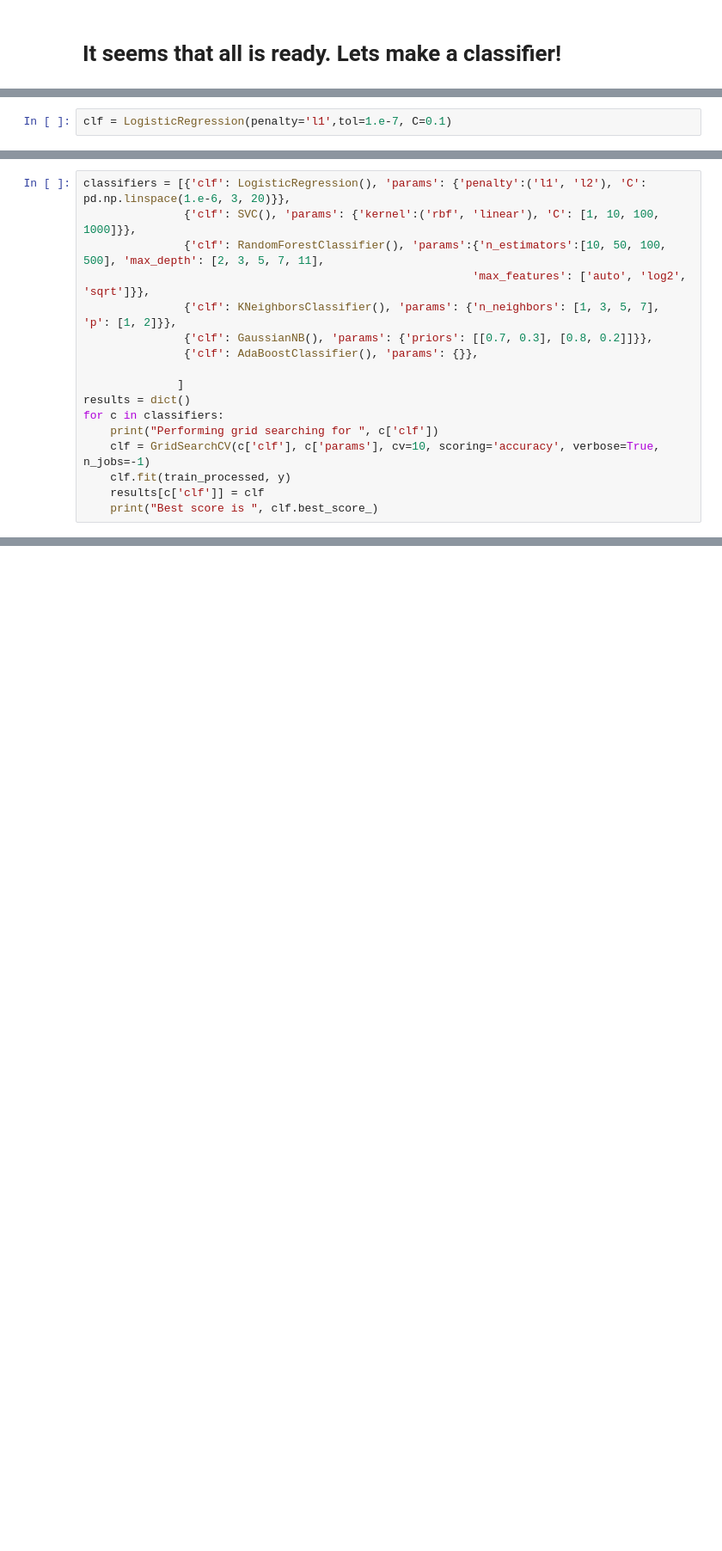
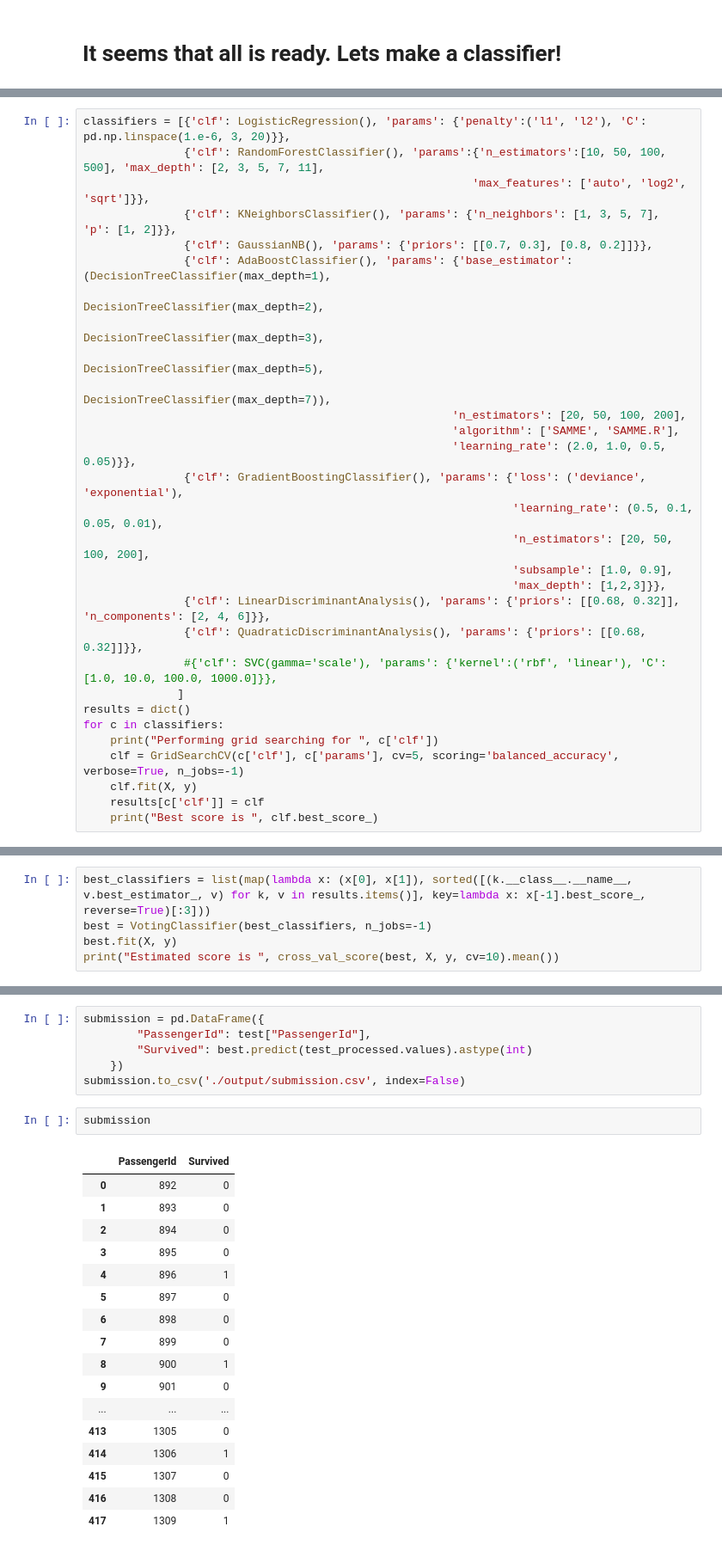
Before and after one commit to scidam/algos, a Jupyter notebook: titanic/main.ipynb, the cells around one changed output, grey strips where cells are left out. Shown at 86% size. Drawn from its saved outputs; the diff is of its cells as text; blank space fills up the shorter version.

Commit message:
Make a submission

```diff
--- a/titanic/main.ipynb
+++ b/titanic/main.ipynb
@@ -300,2 +321,0 @@ y = train.Survived.values
-# %%
-clf = LogisticRegression(penalty='l1',tol=1.e-7, C=0.1)
@@ -304,17 +322,30 @@ cross_val_score(clf, train_processed.values, y, cv=20).mean()
 # %%
 classifiers = [{'clf': LogisticRegression(), 'params': {'penalty':('l1', 'l2'), 'C': pd.np.linspace(1.e-6, 3, 20)}},
-               {'clf': SVC(), 'params': {'kernel':('rbf', 'linear'), 'C': [1, 10, 100, 1000]}},
                {'clf': RandomForestClassifier(), 'params':{'n_estimators':[10, 50, 100, 500], 'max_depth': [2, 3, 5, 7, 11],
                                                           'max_features': ['auto', 'log2', 'sqrt']}},
                {'clf': KNeighborsClassifier(), 'params': {'n_neighbors': [1, 3, 5, 7], 'p': [1, 2]}},
                {'clf': GaussianNB(), 'params': {'priors': [[0.7, 0.3], [0.8, 0.2]]}},
-               {'clf': AdaBoostClassifier(), 'params': {}},
-
+               {'clf': AdaBoostClassifier(), 'params': {'base_estimator': (DecisionTreeClassifier(max_depth=1),
+                                                                           DecisionTreeClassifier(max_depth=2),
+                                                                           DecisionTreeClassifier(max_depth=3),
+                                                                           DecisionTreeClassifier(max_depth=5),
+                                                                           DecisionTreeClassifier(max_depth=7)),
+                                                       'n_estimators': [20, 50, 100, 200],
+                                                       'algorithm': ['SAMME', 'SAMME.R'],
+                                                       'learning_rate': (2.0, 1.0, 0.5, 0.05)}},
+               {'clf': GradientBoostingClassifier(), 'params': {'loss': ('deviance', 'exponential'),
+                                                                'learning_rate': (0.5, 0.1, 0.05, 0.01),
+                                                                'n_estimators': [20, 50, 100, 200],
+                                                                'subsample': [1.0, 0.9],
+                                                                'max_depth': [1,2,3]}},
+               {'clf': LinearDiscriminantAnalysis(), 'params': {'priors': [[0.68, 0.32]], 'n_components': [2, 4, 6]}},
+               {'clf': QuadraticDiscriminantAnalysis(), 'params': {'priors': [[0.68, 0.32]]}},
+               #{'clf': SVC(gamma='scale'), 'params': {'kernel':('rbf', 'linear'), 'C': [1.0, 10.0, 100.0, 1000.0]}},
               ]
 results = dict()
 for c in classifiers:
     print("Performing grid searching for ", c['clf'])
-    clf = GridSearchCV(c['clf'], c['params'], cv=10, scoring='accuracy', verbose=True, n_jobs=-1)
-    clf.fit(train_processed, y)
+    clf = GridSearchCV(c['clf'], c['params'], cv=5, scoring='balanced_accuracy', verbose=True, n_jobs=-1)
+    clf.fit(X, y)
     results[c['clf']] = clf
     print("Best score is ", clf.best_score_)
@@ -320,0 +421,5 @@ for c in classifiers:
+# %%
+best_classifiers = list(map(lambda x: (x[0], x[1]), sorted([(k.__class__.__name__, v.best_estimator_, v) for k, v in results.items()], key=lambda x: x[-1].best_score_, reverse=True)[:3]))
+best = VotingClassifier(best_classifiers, n_jobs=-1)
+best.fit(X, y)
+print("Estimated score is ", cross_val_score(best, X, y, cv=10).mean())
@@ -320,0 +428,26 @@ for c in classifiers:
+# %%
+submission = pd.DataFrame({
+        "PassengerId": test["PassengerId"],
+        "Survived": best.predict(test_processed.values).astype(int)
+    })
+submission.to_csv('./output/submission.csv', index=False)
+# %%
+submission
+# %% [output]
+|  | PassengerId | Survived |
+| 0 | 892 | 0 |
+| 1 | 893 | 0 |
+| 2 | 894 | 0 |
+| 3 | 895 | 0 |
+| 4 | 896 | 1 |
+| 5 | 897 | 0 |
+| 6 | 898 | 0 |
+| 7 | 899 | 0 |
+| 8 | 900 | 1 |
+| 9 | 901 | 0 |
+| ... | ... | ... |
+| 413 | 1305 | 0 |
+| 414 | 1306 | 1 |
+| 415 | 1307 | 0 |
+| 416 | 1308 | 0 |
+| 417 | 1309 | 1 |
```
Also changed, not shown: parts of 11 cells of this notebook, 1 other file.
